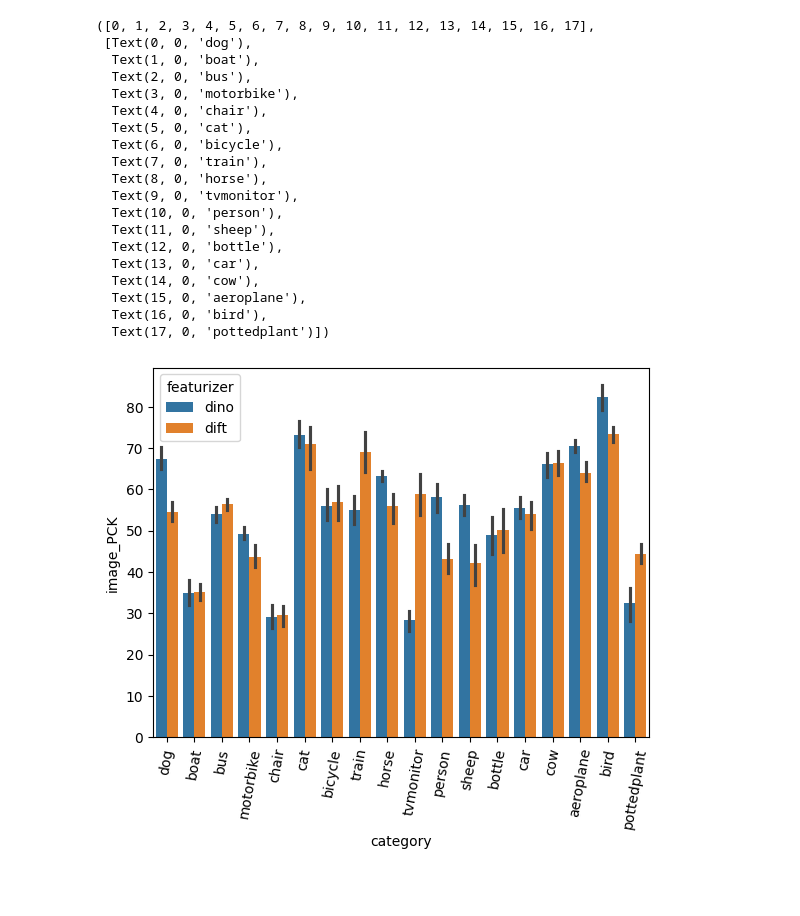
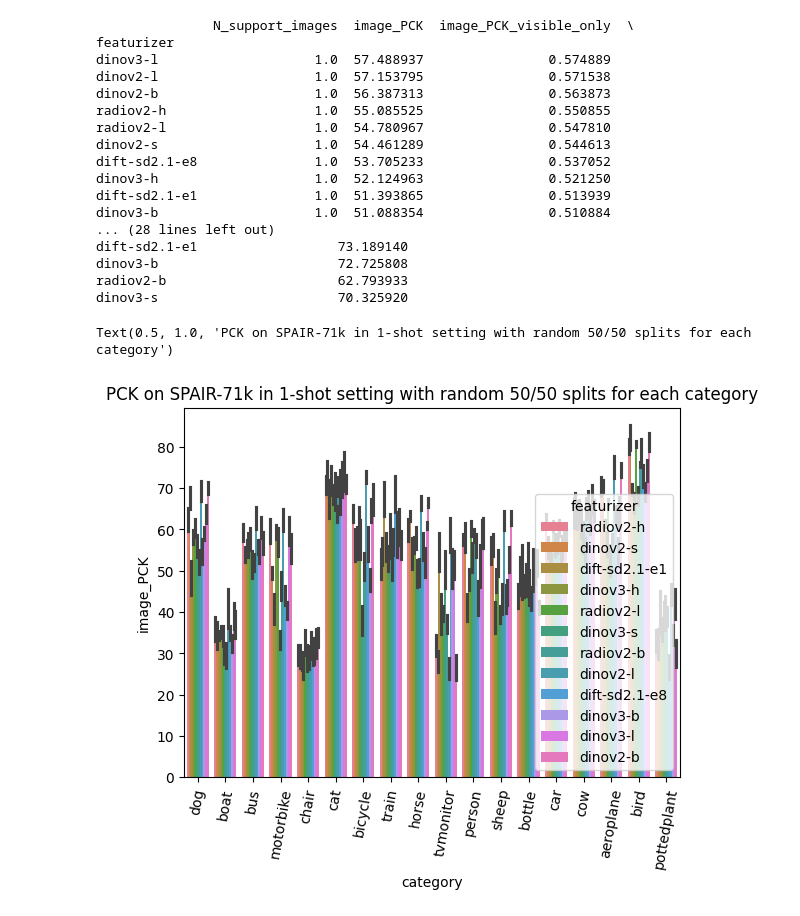
Before and after one commit to tlpss/few-shot-keypoints, a Jupyter notebook: notebooks/visualize_results.ipynb, the cells around one changed output. Saved outputs shown, nothing was run; the diff lists cells and outputs as text; code cells hidden in the pictures; blank space fills up the shorter version.

```diff
--- a/notebooks/visualize_results.ipynb
+++ b/notebooks/visualize_results.ipynb
@@ -1,6 +1,6 @@
 # %%
-csv_file = "/home/tlips/Code/few-shot-keypoints/results/SPAIR-support-sets/SPAIR-support-sets.csv"
-
+# csv_file = "/home/tlips/Code/few-shot-keypoints/results/SPAIR-support-sets/SPAIR-support-sets.csv"
+csv_file = "/home/tlips/Code/few-shot-keypoints/results/SPAIR-correspondences/SPAIR-correspondences.csv"
 import pandas as pd
 
 df = pd.read_csv(csv_file)
@@ -67,27 +76,33 @@ sns.barplot(x="featurizer", y="image_PCK", hue="featurizer", data=df)
+# %%
+# print the DF for each featurizer aggregated across all categories and N_support_images
+
+local_df = df.groupby(["featurizer"]).mean(numeric_only=True).sort_values(by="image_PCK", ascending=False)
+print(local_df)
+# %% [output]
+               N_support_images  image_PCK  image_PCK_visible_only  \
+featurizer
+dinov3-l                    1.0  57.488937                0.574889
+dinov2-l                    1.0  57.153795                0.571538
+dinov2-b                    1.0  56.387313                0.563873
+radiov2-h                   1.0  55.085525                0.550855
+radiov2-l                   1.0  54.780967                0.547810
+dinov2-s                    1.0  54.461289                0.544613
+dift-sd2.1-e8               1.0  53.705233                0.537052
+dinov3-h                    1.0  52.124963                0.521250
+dift-sd2.1-e1               1.0  51.393865                0.513939
+dinov3-b                    1.0  51.088354                0.510884
+... (28 lines left out)
+dift-sd2.1-e1                  73.189140
+dinov3-b                       72.725808
+radiov2-b                      62.793933
+dinov3-s                       70.325920
 # %%
 # only take those with N=1
 local_df = df[df["N_support_images"] == 1]
 sns.barplot(x="category", y="image_PCK", hue="featurizer", data=local_df)
 # vertical xlabels
 plt.xticks(rotation=80)
+plt.title("PCK on SPAIR-71k in 1-shot setting with random 50/50 splits for each category")
 # %% [output]
-([0, 1, 2, 3, 4, 5, 6, 7, 8, 9, 10, 11, 12, 13, 14, 15, 16, 17],
- [Text(0, 0, 'dog'),
-  Text(1, 0, 'boat'),
-  Text(2, 0, 'bus'),
-  Text(3, 0, 'motorbike'),
-  Text(4, 0, 'chair'),
-  Text(5, 0, 'cat'),
-  Text(6, 0, 'bicycle'),
-  Text(7, 0, 'train'),
-  Text(8, 0, 'horse'),
-  Text(9, 0, 'tvmonitor'),
-  Text(10, 0, 'person'),
-  Text(11, 0, 'sheep'),
-  Text(12, 0, 'bottle'),
-  Text(13, 0, 'car'),
-  Text(14, 0, 'cow'),
-  Text(15, 0, 'aeroplane'),
-  Text(16, 0, 'bird'),
-  Text(17, 0, 'pottedplant')])
+Text(0.5, 1.0, 'PCK on SPAIR-71k in 1-shot setting with random 50/50 splits for each category')
-[figure, old version]
+[figure, new version]
```
Also changed, not shown: parts of 9 cells of this notebook, 7 other files.
